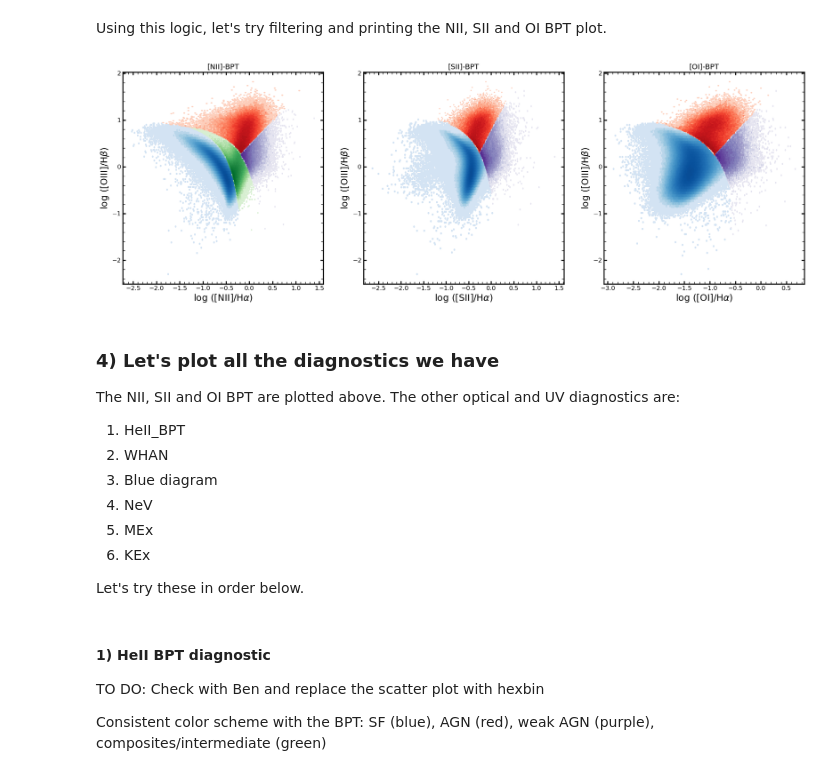
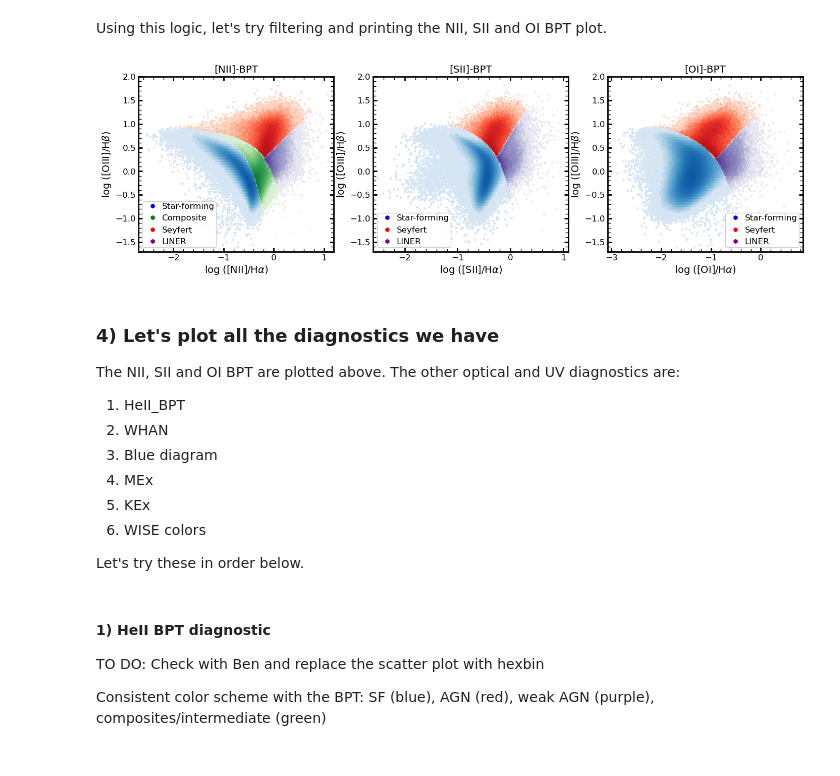
Before and after one commit to cosmodesi/desigaldev, a Jupyter notebook: AgnCats/notebooks/01_how_to_use_AGNQSO_catalog.ipynb, the cells around one changed output. Drawn from its saved outputs; the diff is of its cells as text; code cells hidden in the pictures.

Commit message:
Remade histograms and BPT plots

```diff
--- a/AgnCats/notebooks/01_how_to_use_AGNQSO_catalog.ipynb
+++ b/AgnCats/notebooks/01_how_to_use_AGNQSO_catalog.ipynb
@@ -48,7 +48,7 @@ settings = {
     'ytick.direction':'in',
     'ytick.minor.visible':True,
     'ytick.right':True,
-    'axes.labelsize':18
+    'axes.labelsize':14
 }
 #    'xlabel.fontsize':18,
 #    'ylabel.fontsize':18
@@ -352,48 +312,70 @@ is_oi_sf = (T['OPT_UV_TYPE'] & OPT_UV_TYPE.OI_SF != 0)
 is_oi_sy = (T['OPT_UV_TYPE'] & OPT_UV_TYPE.OI_SY != 0)
 is_oi_lin = (T['OPT_UV_TYPE'] & OPT_UV_TYPE.OI_LINER != 0)
 
-###### TO DO ########
-## Fix plotting range to more reasonable values
-##
-## SJ: add legends!! with Star-Forming, Composite, etc.
-## make axes font size larger
-##
-
-
 ## Parameters for all plots
-norm_min, norm_max = 0.3, 200
+norm_min, norm_max = 0.3, 300
 
 ## Initialize figure
-plt.figure(figsize = (24,7.5))
+plt.figure(figsize = (17,4.5))
 
 plt.subplot2grid((1,3), (0,0))
 plt.title('[NII]-BPT')
 plt.hexbin(xx_bptnii[is_nii_sf], yy_bpt[is_nii_sf], bins=100, norm=LogNorm(norm_min, norm_max), cmap='Blues')
 plt.hexbin(xx_bptnii[is_nii_sy], yy_bpt[is_nii_sy], bins=100, norm=LogNorm(norm_min, norm_max), cmap='Reds')
 plt.hexbin(xx_bptnii[is_nii_comp], yy_bpt[is_nii_comp], bins=100, norm=LogNorm(norm_min, norm_max), cmap='Greens')
 plt.hexbin(xx_bptnii[is_nii_lin], yy_bpt[is_nii_lin], bins=100, norm=LogNorm(norm_min, norm_max), cmap='Purples')
 plt.xlabel('log ([NII]/H$\\alpha$)')
 plt.ylabel('log ([OIII]/H$\\beta$)')
+plt.xlim(-2.7,1.2)
+plt.ylim(-1.7,2)
+
+legend_elements = [
+    Line2D([0], [0], marker='h', color='w', markerfacecolor='b', markersize=8, label="Star-forming"),
+    Line2D([0], [0], marker='h', color='w', markerfacecolor='g', markersize=8, label="Composite"),
+    Line2D([0], [0], marker='h', color='w', markerfacecolor='r', markersize=8, label="Seyfert"),
+    Line2D([0], [0], marker='h', color='w', markerfacecolor='purple', markersize=8, label="LINER")
+]
+plt.legend(handles=legend_elements, loc='lower left', fontsize=12, framealpha=0.9,
+           handletextpad=0.1, borderpad=0.2)
 
 plt.subplot2grid((1,3), (0,1))
 plt.title('[SII]-BPT')
 plt.hexbin(xx_bptsii[is_sii_sf], yy_bpt[is_sii_sf], bins=100, norm=LogNorm(norm_min, norm_max), cmap='Blues')
 plt.hexbin(xx_bptsii[is_sii_sy], yy_bpt[is_sii_sy], bins=100, norm=LogNorm(norm_min, norm_max), cmap='Reds')
 plt.hexbin(xx_bptsii[is_sii_lin], yy_bpt[is_sii_lin], bins=100, norm=LogNorm(norm_min, norm_max), cmap='Purples')
 plt.xlabel('log ([SII]/H$\\alpha$)')
 plt.ylabel('log ([OIII]/H$\\beta$)')
+plt.xlim(-2.6,1.1)
+plt.ylim(-1.7,2)
+
+legend_elements = [
+    Line2D([0], [0], marker='h', color='w', markerfacecolor='b', markersize=8, label="Star-forming"),
+    Line2D([0], [0], marker='h', color='w', markerfacecolor='r', markersize=8, label="Seyfert"),
+    Line2D([0], [0], marker='h', color='w', markerfacecolor='purple', markersize=8, label="LINER")
+]
+plt.legend(handles=legend_elements, loc='lower left', fontsize=12, framealpha=0.9,
+           handletextpad=0.1, borderpad=0.2)
 
 plt.subplot2grid((1,3), (0,2))
 plt.title('[OI]-BPT')
 plt.hexbin(xx_bptoi[is_oi_sf], yy_bpt[is_oi_sf], bins=100, norm=LogNorm(norm_min, norm_max), cmap='Blues')
 plt.hexbin(xx_bptoi[is_oi_sy], yy_bpt[is_oi_sy], bins=100, norm=LogNorm(norm_min, norm_max), cmap='Reds')
 plt.hexbin(xx_bptoi[is_oi_lin], yy_bpt[is_oi_lin], bins=100, norm=LogNorm(norm_min, norm_max), cmap='Purples')
 plt.xlabel('log ([OI]/H$\\alpha$)')
 plt.ylabel('log ([OIII]/H$\\beta$)')
+plt.ylim(-1.7,2)
+
+legend_elements = [
+    Line2D([0], [0], marker='h', color='w', markerfacecolor='b', markersize=8, label="Star-forming"),
+    Line2D([0], [0], marker='h', color='w', markerfacecolor='r', markersize=8, label="Seyfert"),
+    Line2D([0], [0], marker='h', color='w', markerfacecolor='purple', markersize=8, label="LINER")
+]
+plt.legend(handles=legend_elements, loc='lower right', fontsize=12, framealpha=0.9,
+           handletextpad=0.1, borderpad=0.2)
 
 plt.show()
 # %% [output]
-[figure, old version]
+[figure, new version]
 # %% [markdown]
 ### 4) Let's plot all the diagnostics we have
 
@@ -402,9 +384,9 @@ The NII, SII and OI BPT are plotted above. The other optical and UV diagnostics
 1. HeII_BPT
 2. WHAN
 3. Blue diagram
-4. NeV
-5. MEx
-6. KEx
+4. MEx
+5. KEx
+6. WISE colors
 
 Let's try these in order below.
 # %% [markdown]
```
Also changed, not shown: parts of 7 cells of this notebook, 1 other file.
